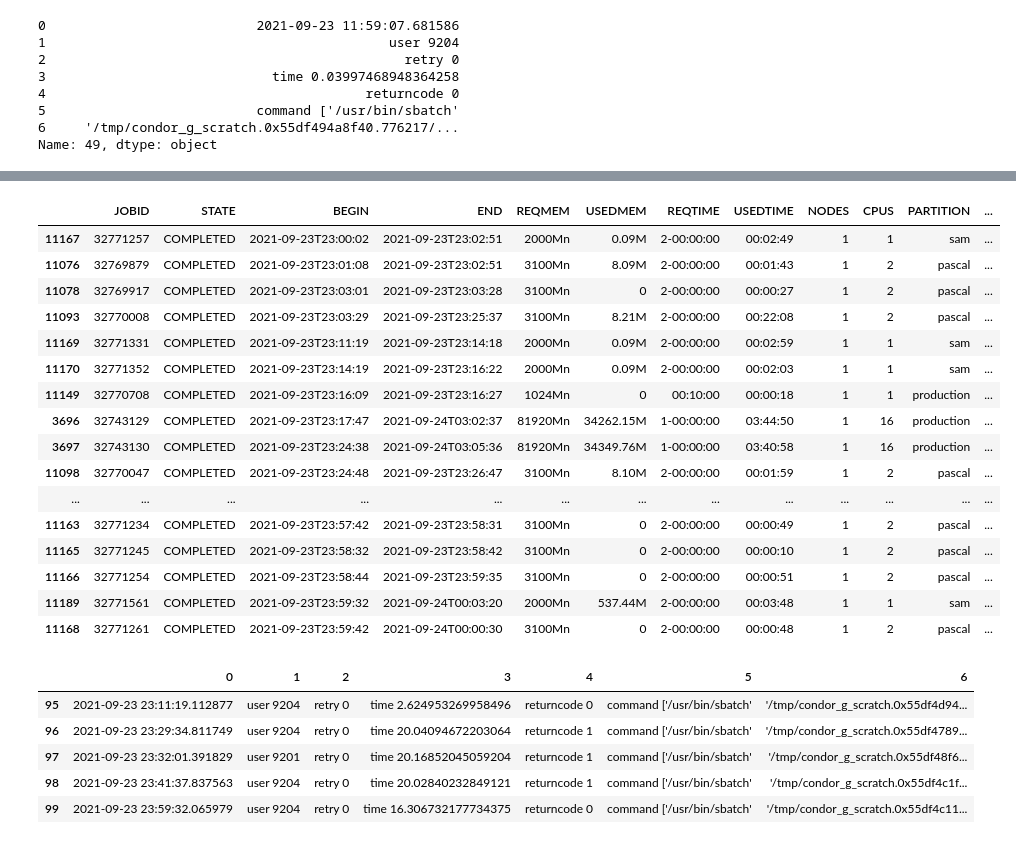
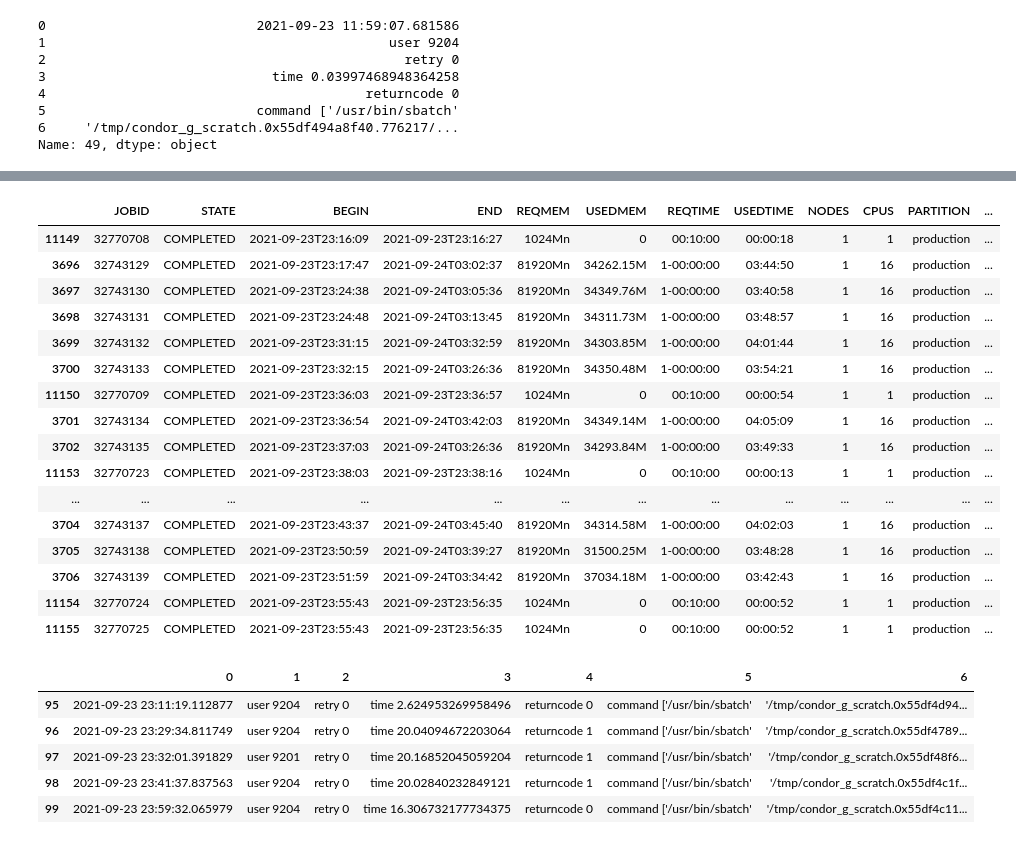
Before and after one commit to VahidehRasekhi/accre-sour_patch, a Jupyter notebook: notebooks/working2.ipynb, the cells around one changed output, grey strips where cells are left out. Drawn from its saved outputs; the diff is of its cells as text; code cells hidden in the pictures.

Commit message:
Filtered for production partition

```diff
--- a/notebooks/working2.ipynb
+++ b/notebooks/working2.ipynb
@@ -70,26 +70,26 @@ fs_923_df[fs_923_df['BEGIN'].str.match(r'2021-09-23T11:59')]
 | 6692 | 32762240_85 | COMPLETED | 2021-09-23T11:59:31 | 2021-09-23T12:08:34 | 256000Mn | 101729M | 3-00:00:00 | 00:09:03 | 1 | 13 | production | ... |
 | 7218 | 32762781 | COMPLETED | 2021-09-23T11:59:09 | 2021-09-23T12:00:34 | 2000Mn | 0.09M | 2-00:00:00 | 00:01:25 | 1 | 1 | sam | ... |
 # %%
-fs_923_df[(~fs_923_df['JOBID'].str.match(r'\d*_\d*')) &
+fs_923_df[(~fs_923_df['JOBID'].str.match(r'\d*_\d*')) & (fs_923_df['PARTITION'] == 'production') &
           (fs_923_df['BEGIN'].str.match(r'2021-09-23T23'))].sort_values('BEGIN')
 # %% [output]
 |  | JOBID | STATE | BEGIN | END | REQMEM | USEDMEM | REQTIME | USEDTIME | NODES | CPUS | PARTITION | ... |
-| 11167 | 32771257 | COMPLETED | 2021-09-23T23:00:02 | 2021-09-23T23:02:51 | 2000Mn | 0.09M | 2-00:00:00 | 00:02:49 | 1 | 1 | sam | ... |
-| 11076 | 32769879 | COMPLETED | 2021-09-23T23:01:08 | 2021-09-23T23:02:51 | 3100Mn | 8.09M | 2-00:00:00 | 00:01:43 | 1 | 2 | pascal | ... |
-| 11078 | 32769917 | COMPLETED | 2021-09-23T23:03:01 | 2021-09-23T23:03:28 | 3100Mn | 0 | 2-00:00:00 | 00:00:27 | 1 | 2 | pascal | ... |
-| 11093 | 32770008 | COMPLETED | 2021-09-23T23:03:29 | 2021-09-23T23:25:37 | 3100Mn | 8.21M | 2-00:00:00 | 00:22:08 | 1 | 2 | pascal | ... |
-| 11169 | 32771331 | COMPLETED | 2021-09-23T23:11:19 | 2021-09-23T23:14:18 | 2000Mn | 0.09M | 2-00:00:00 | 00:02:59 | 1 | 1 | sam | ... |
-| 11170 | 32771352 | COMPLETED | 2021-09-23T23:14:19 | 2021-09-23T23:16:22 | 2000Mn | 0.09M | 2-00:00:00 | 00:02:03 | 1 | 1 | sam | ... |
 | 11149 | 32770708 | COMPLETED | 2021-09-23T23:16:09 | 2021-09-23T23:16:27 | 1024Mn | 0 | 00:10:00 | 00:00:18 | 1 | 1 | production | ... |
 | 3696 | 32743129 | COMPLETED | 2021-09-23T23:17:47 | 2021-09-24T03:02:37 | 81920Mn | 34262.15M | 1-00:00:00 | 03:44:50 | 1 | 16 | production | ... |
 | 3697 | 32743130 | COMPLETED | 2021-09-23T23:24:38 | 2021-09-24T03:05:36 | 81920Mn | 34349.76M | 1-00:00:00 | 03:40:58 | 1 | 16 | production | ... |
-| 11098 | 32770047 | COMPLETED | 2021-09-23T23:24:48 | 2021-09-23T23:26:47 | 3100Mn | 8.10M | 2-00:00:00 | 00:01:59 | 1 | 2 | pascal | ... |
+| 3698 | 32743131 | COMPLETED | 2021-09-23T23:24:48 | 2021-09-24T03:13:45 | 81920Mn | 34311.73M | 1-00:00:00 | 03:48:57 | 1 | 16 | production | ... |
+| 3699 | 32743132 | COMPLETED | 2021-09-23T23:31:15 | 2021-09-24T03:32:59 | 81920Mn | 34303.85M | 1-00:00:00 | 04:01:44 | 1 | 16 | production | ... |
+| 3700 | 32743133 | COMPLETED | 2021-09-23T23:32:15 | 2021-09-24T03:26:36 | 81920Mn | 34350.48M | 1-00:00:00 | 03:54:21 | 1 | 16 | production | ... |
+| 11150 | 32770709 | COMPLETED | 2021-09-23T23:36:03 | 2021-09-23T23:36:57 | 1024Mn | 0 | 00:10:00 | 00:00:54 | 1 | 1 | production | ... |
+| 3701 | 32743134 | COMPLETED | 2021-09-23T23:36:54 | 2021-09-24T03:42:03 | 81920Mn | 34349.14M | 1-00:00:00 | 04:05:09 | 1 | 16 | production | ... |
+| 3702 | 32743135 | COMPLETED | 2021-09-23T23:37:03 | 2021-09-24T03:26:36 | 81920Mn | 34293.84M | 1-00:00:00 | 03:49:33 | 1 | 16 | production | ... |
+| 11153 | 32770723 | COMPLETED | 2021-09-23T23:38:03 | 2021-09-23T23:38:16 | 1024Mn | 0 | 00:10:00 | 00:00:13 | 1 | 1 | production | ... |
 | ... | ... | ... | ... | ... | ... | ... | ... | ... | ... | ... | ... | ... |
-| 11163 | 32771234 | COMPLETED | 2021-09-23T23:57:42 | 2021-09-23T23:58:31 | 3100Mn | 0 | 2-00:00:00 | 00:00:49 | 1 | 2 | pascal | ... |
-| 11165 | 32771245 | COMPLETED | 2021-09-23T23:58:32 | 2021-09-23T23:58:42 | 3100Mn | 0 | 2-00:00:00 | 00:00:10 | 1 | 2 | pascal | ... |
-| 11166 | 32771254 | COMPLETED | 2021-09-23T23:58:44 | 2021-09-23T23:59:35 | 3100Mn | 0 | 2-00:00:00 | 00:00:51 | 1 | 2 | pascal | ... |
-| 11189 | 32771561 | COMPLETED | 2021-09-23T23:59:32 | 2021-09-24T00:03:20 | 2000Mn | 537.44M | 2-00:00:00 | 00:03:48 | 1 | 1 | sam | ... |
-| 11168 | 32771261 | COMPLETED | 2021-09-23T23:59:42 | 2021-09-24T00:00:30 | 3100Mn | 0 | 2-00:00:00 | 00:00:48 | 1 | 2 | pascal | ... |
+| 3704 | 32743137 | COMPLETED | 2021-09-23T23:43:37 | 2021-09-24T03:45:40 | 81920Mn | 34314.58M | 1-00:00:00 | 04:02:03 | 1 | 16 | production | ... |
+| 3705 | 32743138 | COMPLETED | 2021-09-23T23:50:59 | 2021-09-24T03:39:27 | 81920Mn | 31500.25M | 1-00:00:00 | 03:48:28 | 1 | 16 | production | ... |
+| 3706 | 32743139 | COMPLETED | 2021-09-23T23:51:59 | 2021-09-24T03:34:42 | 81920Mn | 37034.18M | 1-00:00:00 | 03:42:43 | 1 | 16 | production | ... |
+| 11154 | 32770724 | COMPLETED | 2021-09-23T23:55:43 | 2021-09-23T23:56:35 | 1024Mn | 0 | 00:10:00 | 00:00:52 | 1 | 1 | production | ... |
+| 11155 | 32770725 | COMPLETED | 2021-09-23T23:55:43 | 2021-09-23T23:56:35 | 1024Mn | 0 | 00:10:00 | 00:00:52 | 1 | 1 | production | ... |
 # %%
 ce5_923_df[ce5_923_df['0'].str.match(r'2021-09-23 23')]
 # %% [output]
```
